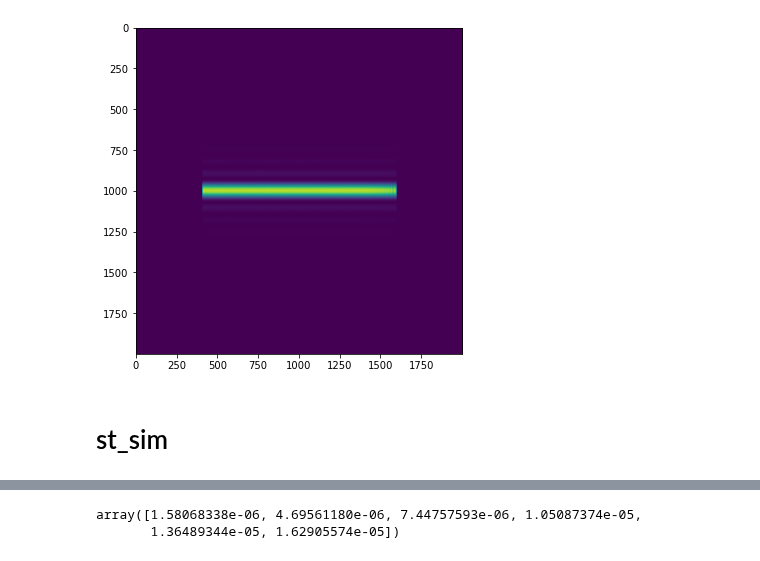
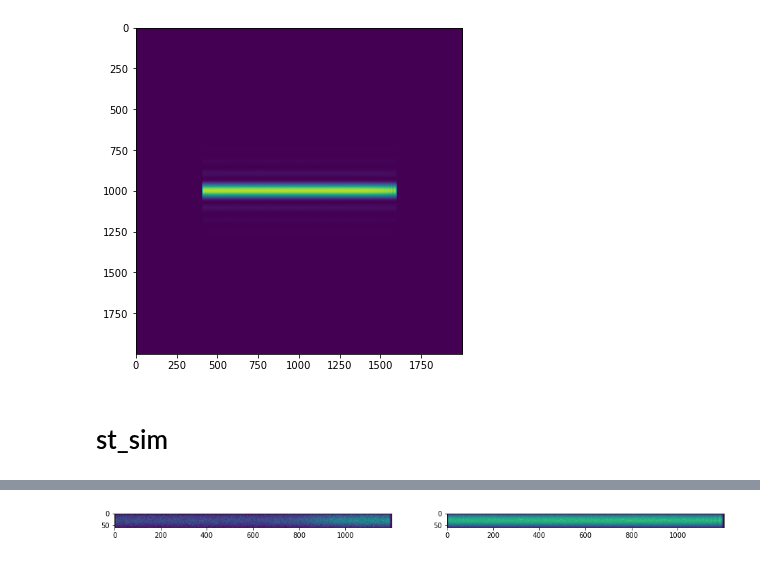
Before and after one commit to simply-nicky/pyrost, a Jupyter notebook: dev.ipynb, the cells around one changed output, grey strips where cells are left out. Drawn from its saved outputs; the diff is of its cells as text; code cells hidden in the pictures.

```diff
--- a/dev.ipynb
+++ b/dev.ipynb
@@ -377,5 +343,0 @@ st_scan = STSim.import_ini('config.ini')
-# %%
-st_scan.bsteps
-# %% [output]
-array([1.58068338e-06, 4.69561180e-06, 7.44757593e-06, 1.05087374e-05,
-       1.36489344e-05, 1.62905574e-05])
@@ -381,0 +347,2 @@ array([1.58068338e-06, 4.69561180e-06, 7.44757593e-06, 1.05087374e-05,
+# %%
+scan = st_sim.STSim(**st_sim.STSim.import_ini('st_sim/default.ini'))
@@ -382,2 +351,16 @@ array([1.58068338e-06, 4.69561180e-06, 7.44757593e-06, 1.05087374e-05,
+# %%
+data = scan.det_frames()
+mask = np.ones((scan.frame_size, scan.frame_size), dtype=np.uint8)
+whitefield = st_sim.bin.make_whitefield(data=data, mask=mask)
+# %%
+%matplotlib inline
+roi = (950, 1050, 400, 1600)
+fig, axes = plt.subplots(1, 2, figsize=(16, 8))
+axes[0].imshow(data[0, roi[0]:roi[1], roi[2]:roi[3]], vmax=10)
+axes[1].imshow(whitefield[roi[0]:roi[1], roi[2]:roi[3]], vmax=5)
+plt.show()
+# plt.savefig('figures/sim_frame.pdf')
+# %% [output]
+[figure, added]
 # %%
 %matplotlib inline
```
Also changed, not shown: parts of 18 cells of this notebook, 14 other files.
